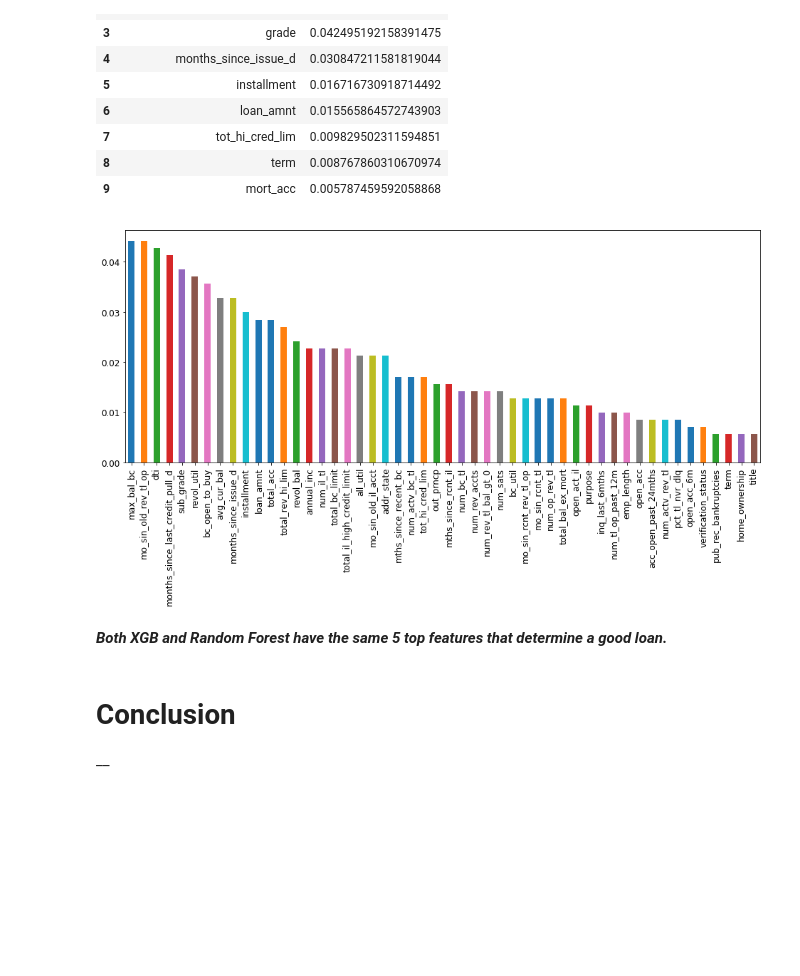
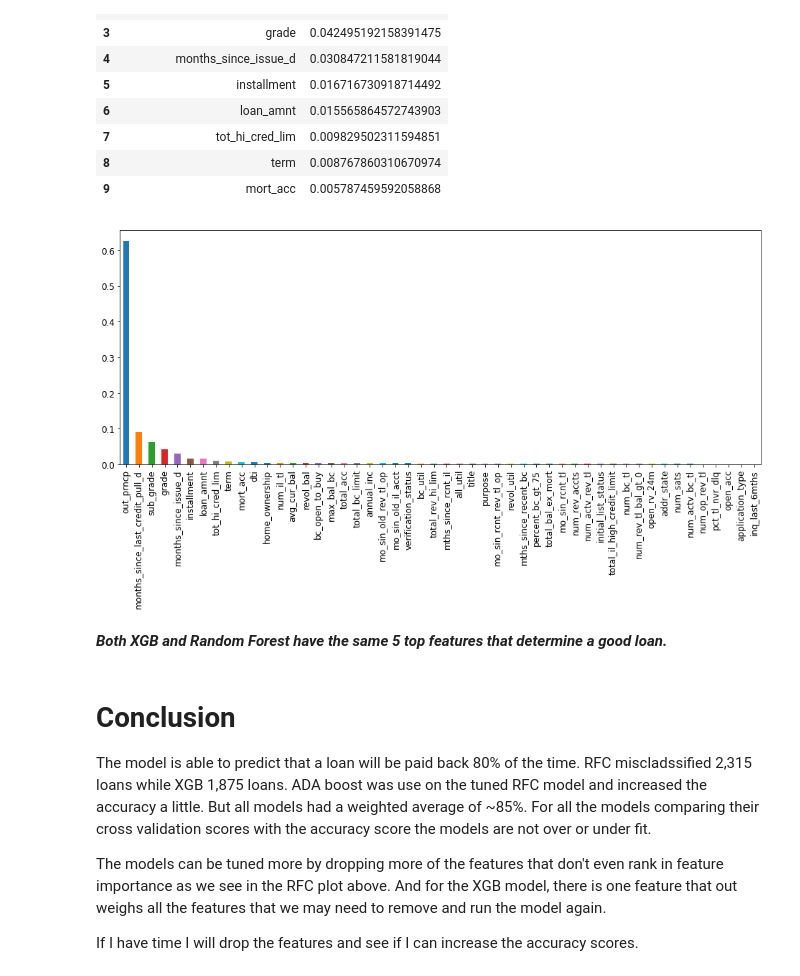
Before and after one commit to gaddyc/Thinkful_Data_Science, a Jupyter notebook: Unit7_FinalCapstone/Unit7.3_ModelCompare_LendingClub.ipynb, the cells around one changed output. Cells and saved outputs as stored; diff of their text form; code cells hidden in the pictures; blank space fills up the shorter version.

Commit message:
added conclusion

```diff
--- a/Unit7_FinalCapstone/Unit7.3_ModelCompare_LendingClub.ipynb
+++ b/Unit7_FinalCapstone/Unit7.3_ModelCompare_LendingClub.ipynb
@@ -600,13 +600,16 @@ dfFeat.head(10)
 # %%
 plt.figure(figsize=(16,6))
 
-feat_importances = pd.Series(xgb_feat.feature_importances_, index=X_train.columns)
+feat_importances = pd.Series(rfc_feat.feature_importances_, index=X_train.columns)
 feat_importances.nlargest(50).plot(kind='bar');
 # %% [output]
-[figure, old version]
+[figure, new version]
 # %% [markdown]
 ___Both XGB and Random Forest have the same 5 top features that determine a good loan.___
-# %% [markdown]
-# Conclusion
-
-__
+# %% [markdown]
+# Conclusion
+The model is able to predict that a loan will be paid back 80% of the time.  RFC miscladssified 2,315 loans while XGB 1,875 loans.  ADA boost was use on the tuned RFC model and increased the accuracy a little.  But all models had a weighted average of ~85%.  For all the models comparing their cross validation scores with the accuracy score the models are not over or under fit.
+
+The models can be tuned more by dropping more of the features that don't even rank in feature importance as we see in the RFC plot above.  And for the XGB model, there is one feature that out weighs all the features that we may need to remove and run the model again.
+
+If I have time I will drop the features and see if I can increase the accuracy scores.
```
Also changed, not shown: parts of 1 cell of this notebook.
